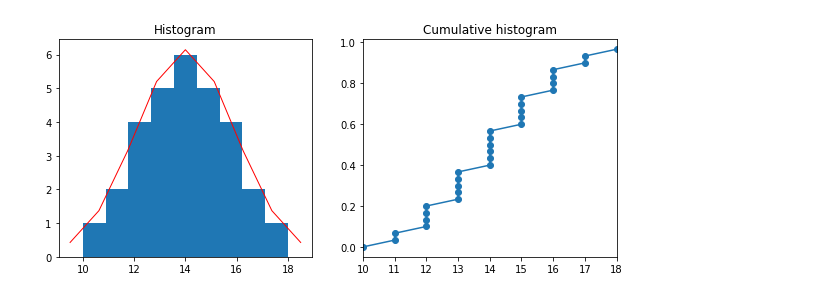
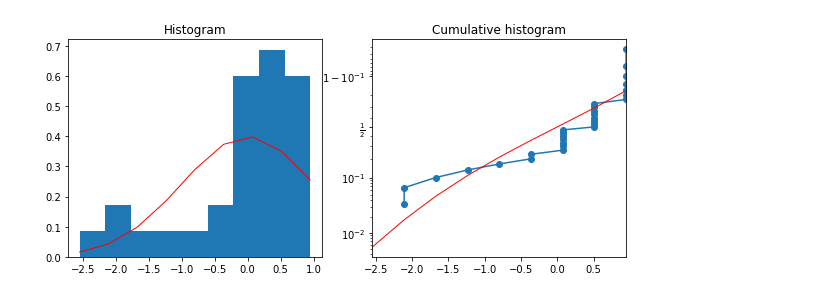
Before and after one commit to dmax101/trabalho-m109, a Jupyter notebook: main.ipynb, the cells around one changed output. Cells and saved outputs as stored; diff of their text form; code cells hidden in the pictures.

```diff
--- a/main.ipynb
+++ b/main.ipynb
@@ -19,18 +21,18 @@ from sklearn import preprocessing
+# %%
+#### Exercício 7.32
+#table = "table75.csv"
+
+#### Exercício 7.33
+table = "table76.csv"
 # %%
-path = Path("doc", "table75.csv")
+path = Path("doc", table)
 table = pd.read_csv(path, header=None)
 samples = table[0].values
 
 bins = 9 # 9
-
-res = stats.cumfreq(samples, numbins=bins)
-
-x = res.lowerlimit + np.linspace(
-    0,
-    res.binsize * res.cumcount.size,
-    res.cumcount.size
-)
 # %%
-media = np.mean(samples)
-std_dev = np.std(samples, ddof=1)
+m = np.mean(samples)
+s = np.std(samples, ddof=1)
 n = len(samples)
+# %%
+x = (samples - m) / s
@@ -37,26 +63,27 @@ n = len(samples)
 # %%
 fig = plt.figure(figsize=(10, 4))
 
 ax1 = fig.add_subplot(1, 2, 1)
-ax1.hist(samples, bins=bins)
 
-xmin, xmax = plt.xlim()
-p = stats.norm.pdf(x, media, std_dev)
-freq = math.ceil(Counter(samples).most_common(1)[0][1] / p.max())
-
-ax1.plot(x, p * freq, 'r', linewidth=1)
+p = stats.norm.pdf(x, loc=0, scale=1)
+ax1.hist(x, bins=bins, density=True)
+ax1.plot(x, p, 'r', linewidth=1)
 ax1.set_title('Histogram')
 
 ax2 = fig.add_subplot(1, 2, 2)
 
-x = np.sort(samples)
+x = np.sort(x)
 y = np.arange(n) / float(n)
 
+d = stats.norm.cdf(x, loc=0, scale=1)
+
 ax2.plot(x, y, marker='o')
+ax2.plot(x, d, 'r', linewidth=1)
 ax2.set_title('Cumulative histogram')
 ax2.set_xlim([x.min(), x.max()])
-# ax2.set_yscale('log')
+ax2.set_yscale('logit')
+
 
 plt.show()
 # %% [output]
-[figure, old version]
+[figure, new version]
```
Also changed, not shown: parts of 5 cells of this notebook, 3 other files.
